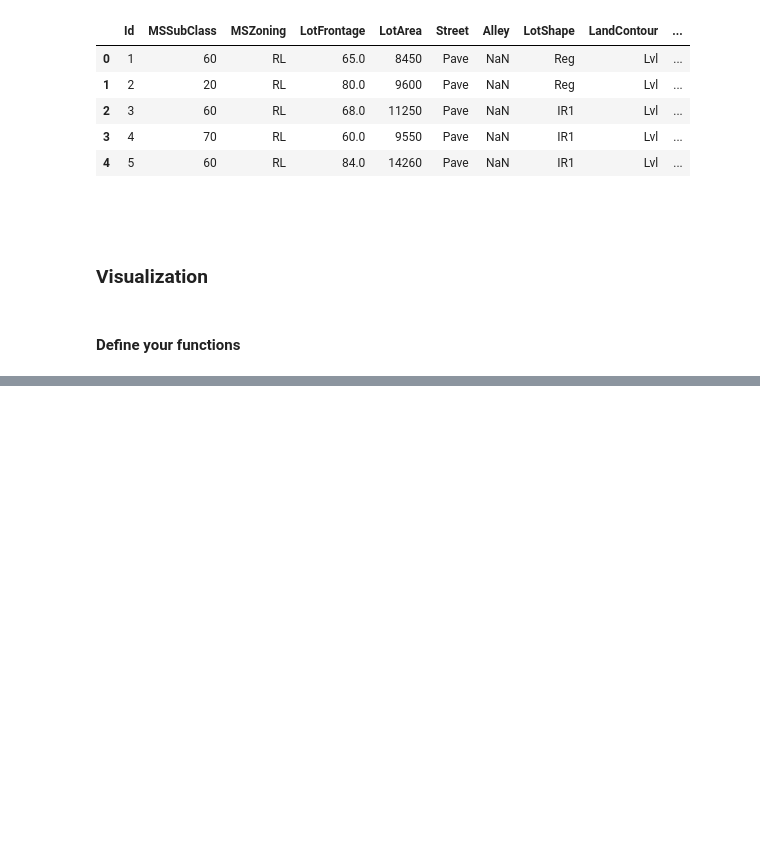
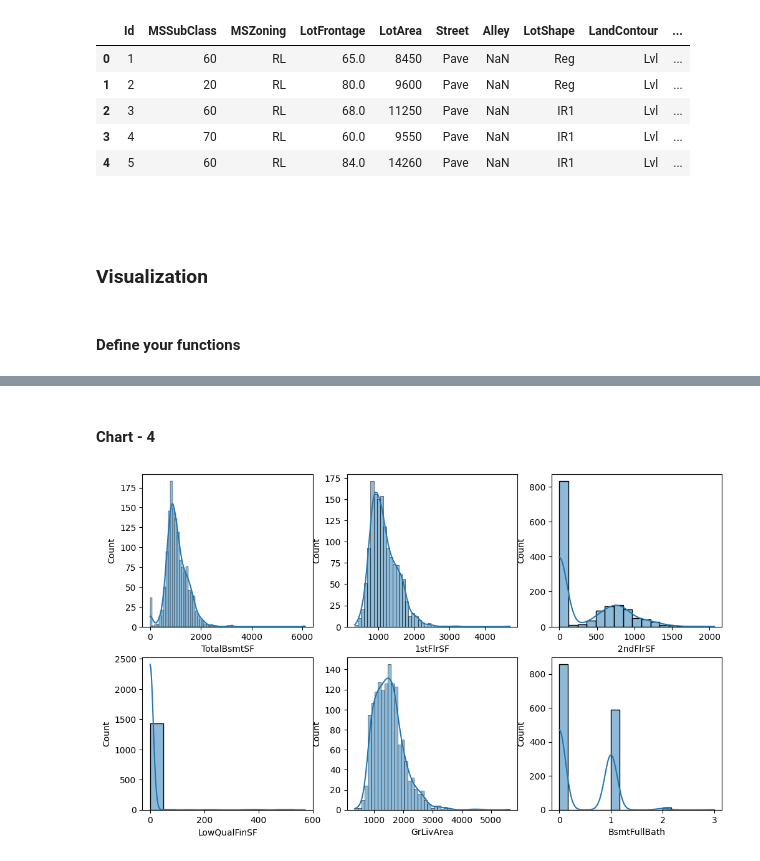
Before and after one commit to mdismailquraishicse/house_price_prediction_kaggle, a Jupyter notebook: house_price_prediction.ipynb, the cells around one changed output, grey strips where cells are left out. Saved outputs shown, nothing was run; the diff lists cells and outputs as text; code cells hidden in the pictures; blank space fills up the shorter version.

```diff
--- a/house_price_prediction.ipynb
+++ b/house_price_prediction.ipynb
@@ -317,0 +324,6 @@ subplots2by3(cols=cols[1:7])
+# %% [markdown]
+#### Chart - 4
+# %%
+subplots2by3(cols[12:18])
+# %% [output]
+[figure, added]
```
Also changed, not shown: parts of 20 cells of this notebook.
